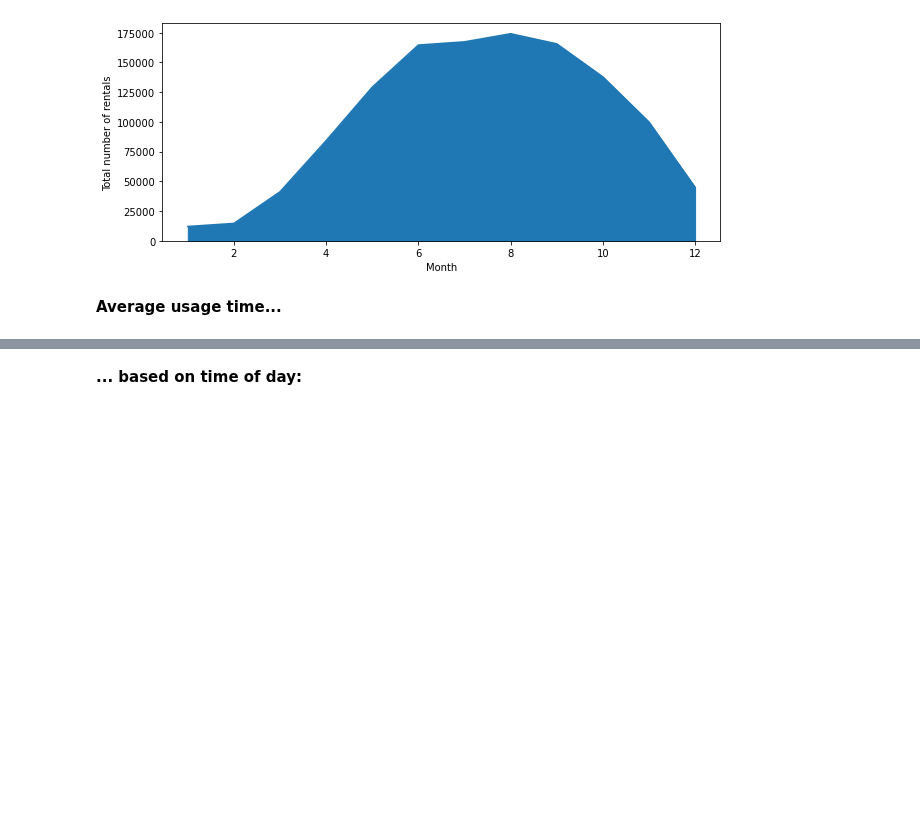
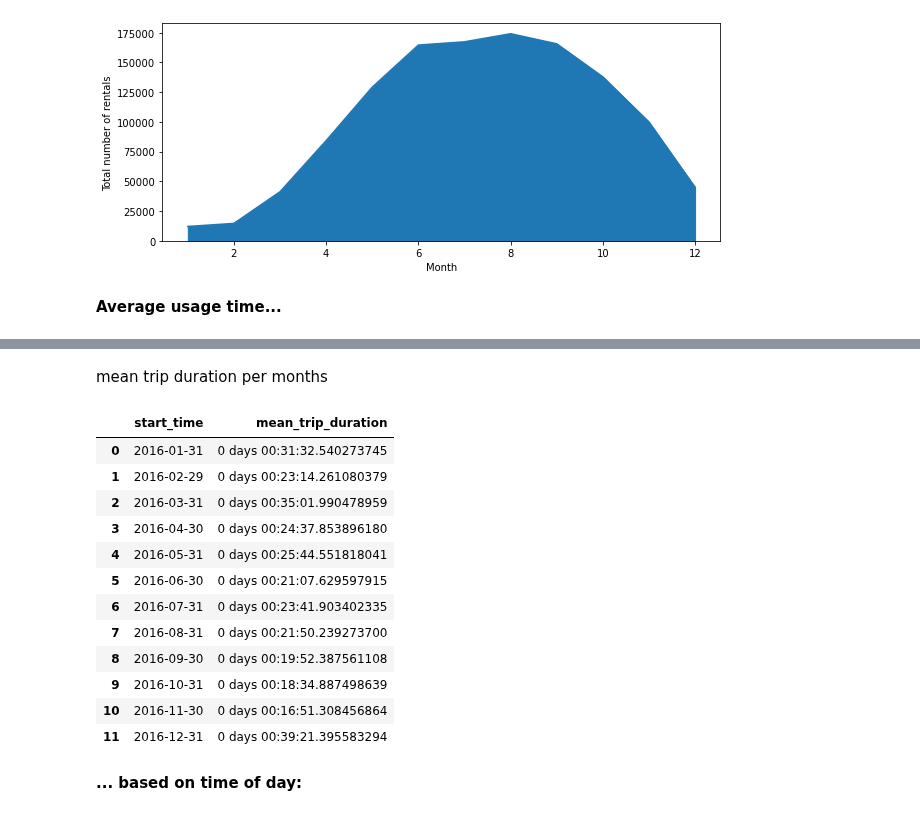
Before and after one commit to MoritzWagner13/Machine-Learning, a Jupyter notebook: Code.ipynb, the cells around one changed output, grey strips where cells are left out. Saved outputs shown, nothing was run; the diff lists cells and outputs as text; code cells hidden in the pictures; blank space fills up the shorter version.

```diff
--- a/Code.ipynb
+++ b/Code.ipynb
@@ -448,3 +563,21 @@ Text(0, 0.5, 'Total number of rentals')
+# %% [markdown]
+mean trip duration per months
+# %%
+bike.groupby([pd.Grouper(key='start_time',freq='M')]).trip_duration.mean().reset_index(name='mean_trip_duration')
+# %% [output]
+|  | start_time | mean_trip_duration |
+| 0 | 2016-01-31 | 0 days 00:31:32.540273745 |
+| 1 | 2016-02-29 | 0 days 00:23:14.261080379 |
+| 2 | 2016-03-31 | 0 days 00:35:01.990478959 |
+| 3 | 2016-04-30 | 0 days 00:24:37.853896180 |
+| 4 | 2016-05-31 | 0 days 00:25:44.551818041 |
+| 5 | 2016-06-30 | 0 days 00:21:07.629597915 |
+| 6 | 2016-07-31 | 0 days 00:23:41.903402335 |
+| 7 | 2016-08-31 | 0 days 00:21:50.239273700 |
+| 8 | 2016-09-30 | 0 days 00:19:52.387561108 |
+| 9 | 2016-10-31 | 0 days 00:18:34.887498639 |
+| 10 | 2016-11-30 | 0 days 00:16:51.308456864 |
+| 11 | 2016-12-31 | 0 days 00:39:21.395583294 |
 # %%
 # Merging bike and staion datasets
 stations.rename(columns={'Name': 'start_station_name'}, inplace=True)
```
Also changed, not shown: parts of 10 cells of this notebook.
